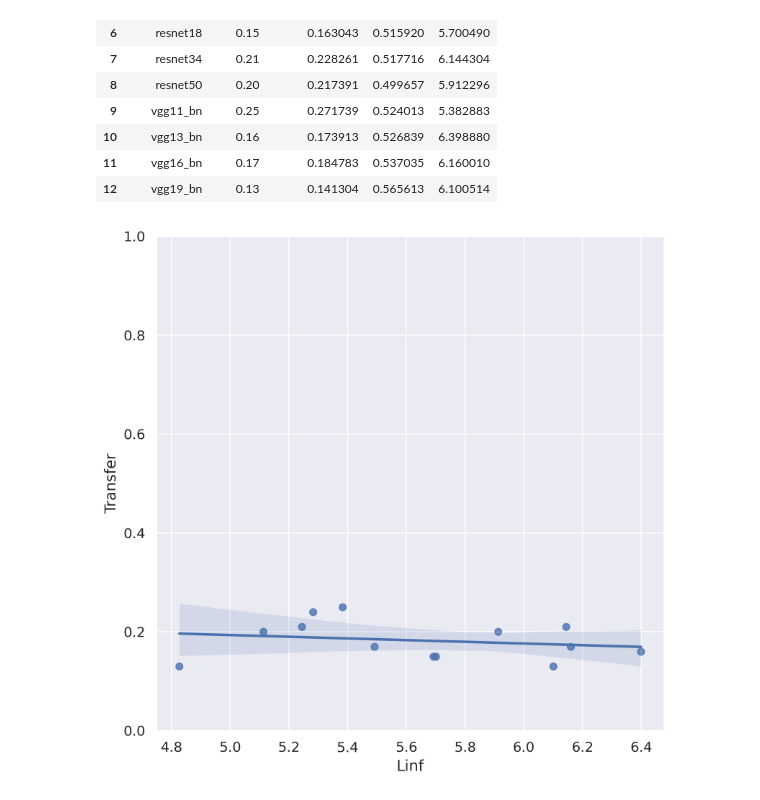
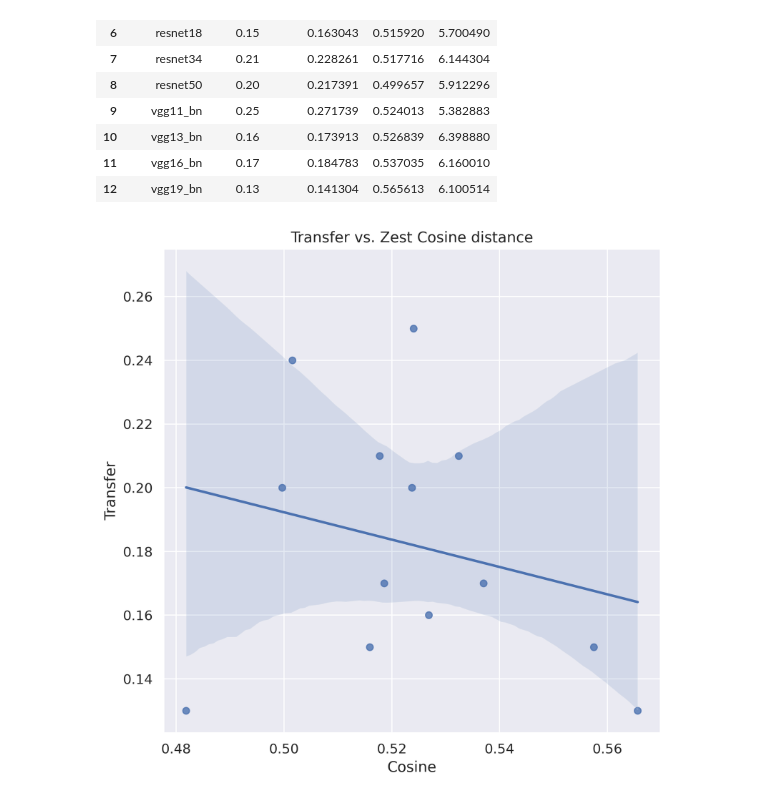
Before and after one commit to ClonedOne/bad_lemon, a Jupyter notebook: notebooks/prepare_lime_remote.ipynb, the cells around one changed output. Drawn from its saved outputs; the diff is of its cells as text; code cells hidden in the pictures.

```diff
--- a/notebooks/prepare_lime_remote.ipynb
+++ b/notebooks/prepare_lime_remote.ipynb
@@ -555,13 +554,16 @@ display(corr_df)
 # %%
 sns.set_style('whitegrid')
 sns.set(font_scale=1.1)
 plt.figure(figsize=(8, 8), dpi=300)
 
 # Show regression plot
-plt.ylim(0, 1)
+# plt.ylim(0, 1)
 
-s = sns.regplot(data=corr_df, y='Transfer', x='Linf', truncate=True, label='L-inf metric')
-# s = sns.regplot(data=corr_df, y='Transfer', x='Cosine', truncate=True, label='Cosine metric')
+# metric = 'L-inf'
+metric = 'Cosine'
+# s = sns.regplot(data=corr_df, y='Transfer', x='Linf', truncate=True, label=metric)
+s = sns.regplot(data=corr_df, y='Transfer', x='Cosine', truncate=True, label=metric)
+s.set(title='Transfer vs. Zest {} distance'.format(metric))
 plt.show()
 # %% [output]
-[figure, old version]
+[figure, new version]
```
Also changed, not shown: parts of 9 cells of this notebook, 13 other files.
